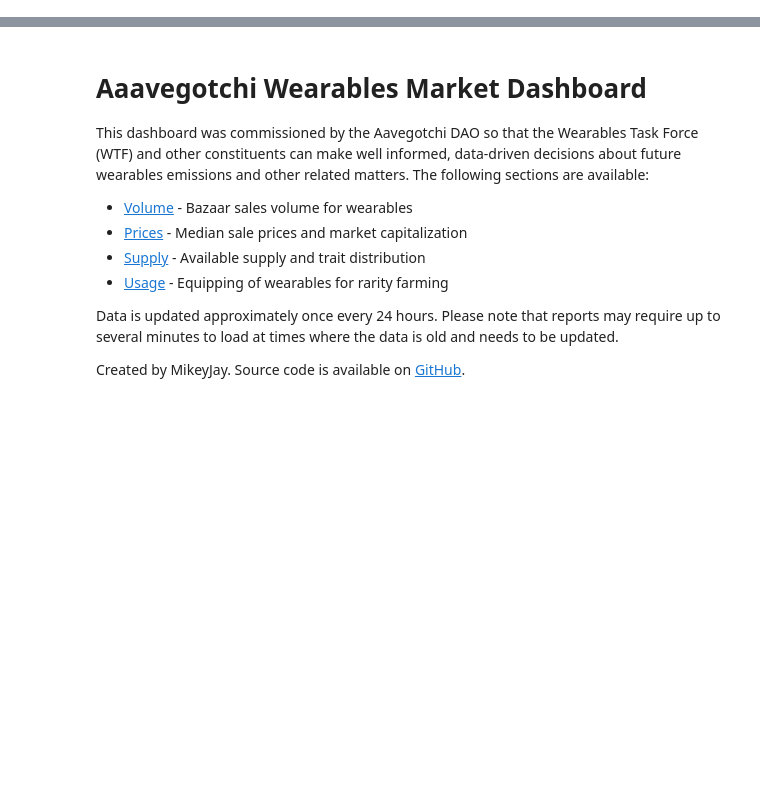
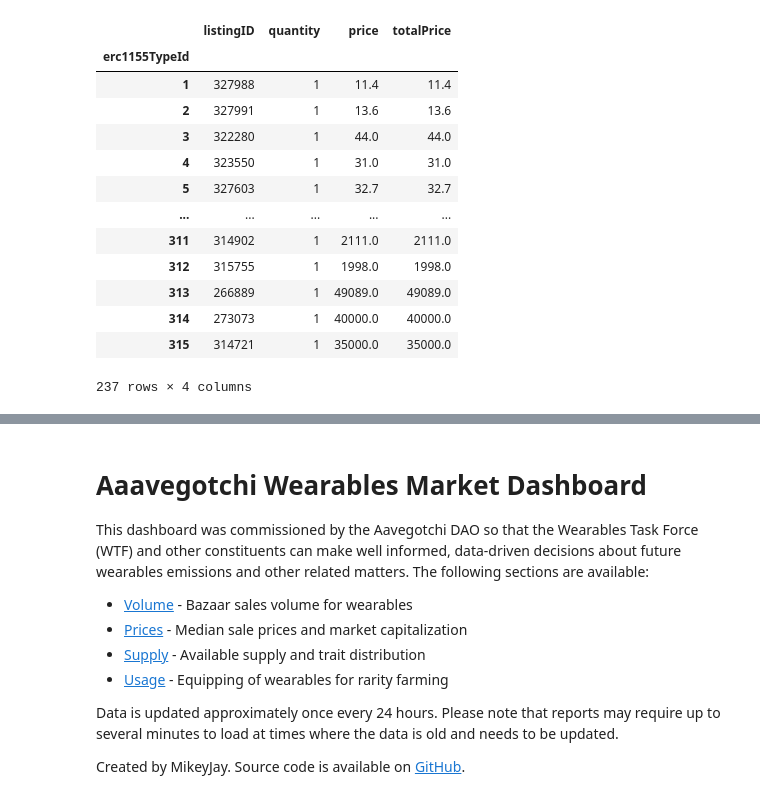
Before and after one commit to mikey-jay/aavegotchi-wearables-report, a Jupyter notebook: wearables_dashboard.ipynb, the cells around one changed output, grey strips where cells are left out. Drawn from its saved outputs; the diff is of its cells as text; code cells hidden in the pictures; blank space fills up the shorter version.

```diff
--- a/wearables_dashboard.ipynb
+++ b/wearables_dashboard.ipynb
@@ -5,3 +3,21 @@ purchases_df = get_wearable_purchases_df()
+# %%
+purchases_df = get_wearable_purchases_df()
+purchases_df.groupby('erc1155TypeId').last(1)
+# %% [output]
+|  | listingID | quantity | price | totalPrice |
+| erc1155TypeId |  |  |  |  |
+| 1 | 327988 | 1 | 11.4 | 11.4 |
+| 2 | 327991 | 1 | 13.6 | 13.6 |
+| 3 | 322280 | 1 | 44.0 | 44.0 |
+| 4 | 323550 | 1 | 31.0 | 31.0 |
+| 5 | 327603 | 1 | 32.7 | 32.7 |
+| ... | ... | ... | ... | ... |
+| 311 | 314902 | 1 | 2111.0 | 2111.0 |
+| 312 | 315755 | 1 | 1998.0 | 1998.0 |
+| 313 | 266889 | 1 | 49089.0 | 49089.0 |
+| 314 | 273073 | 1 | 40000.0 | 40000.0 |
+| 315 | 314721 | 1 | 35000.0 | 35000.0 |
+237 rows × 4 columns
 # %%
 wearable_types_df = get_wearable_types_df()
 # %%
```
Also changed, not shown: parts of 7 cells of this notebook.
